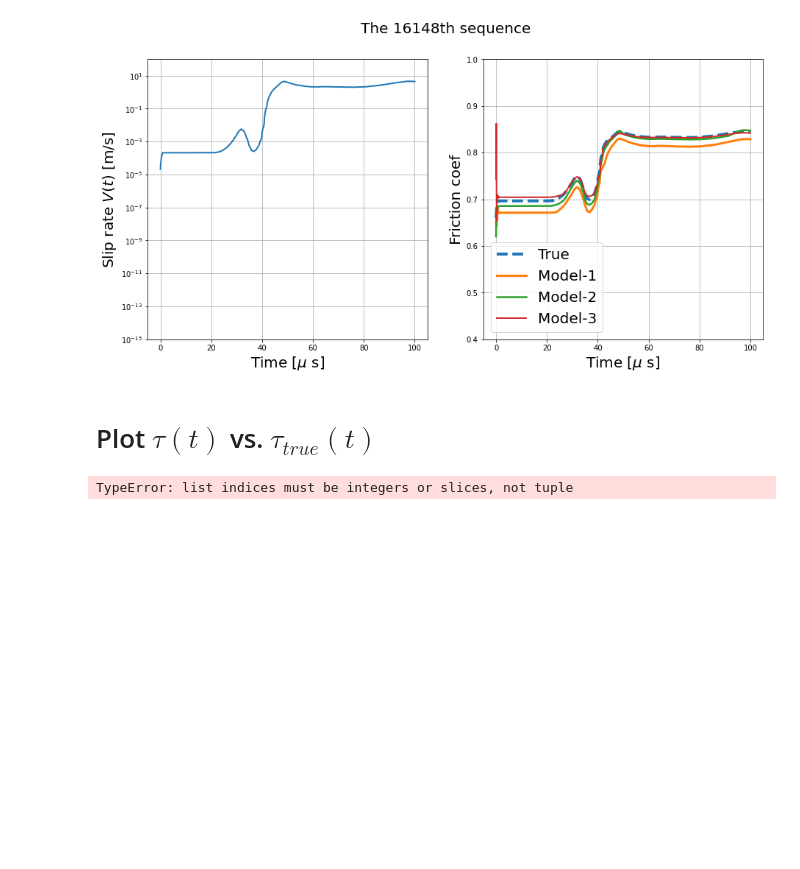
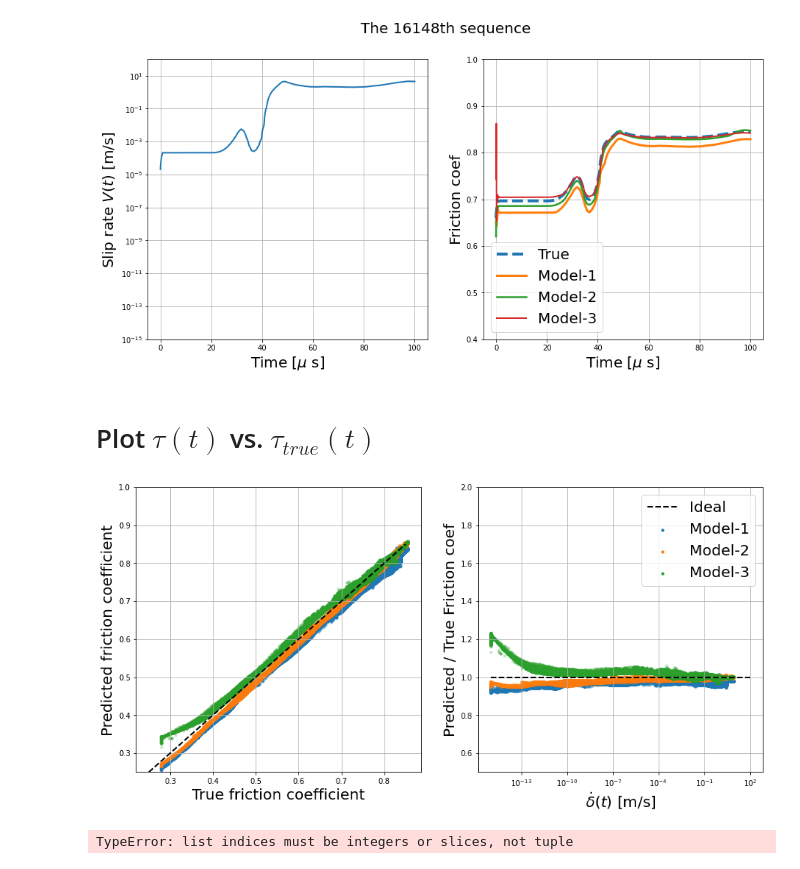
Before and after one commit to Shengduo/RateStateFrictionTraining, a Jupyter notebook: Trial_NonRegularizedGen.ipynb, the cells around one changed output. Drawn from its saved outputs; the diff is of its cells as text; code cells hidden in the pictures; blank space fills up the shorter version.

```diff
--- a/Trial_NonRegularizedGen.ipynb
+++ b/Trial_NonRegularizedGen.ipynb
@@ -991,3 +956,53 @@ f.suptitle("The " + str(idx) + "th sequence", fontsize = 20)
+# %%
+# Plot the slip rate, friction coefficient vs. time for sequence [idx]
+idx = 100 + testSt
+f, axs = plt.subplots(1, 2, figsize = (15, 7))
+
+# Several indexes
+modelIdxes = [0, 1, 2]
+timeIdx = [*range(5, tauReal.shape[1], 10)]
+axs[0].plot(torch.linspace(0.25, 0.85, 100), torch.linspace(0.25, 0.85, 100), '--', linewidth=2.0, color='k')
+axs[1].semilogx(torch.pow(10.,torch.linspace(-15, 2, 100)), torch.ones(100), '--', linewidth=2.0, color='k')
+
+lgdStr = ["Ideal"]
+mksize = 10
+alp = 0.2
+
+for i in range(len(modelIdxes)):
+    modelIdx = modelIdxes[i]
+    # Plot tau(t) vs. tau_true(t) trajectories
+    axs[0].scatter(fcoef_real_true[testSt:, timeIdx],
+                   fcoef_real_pred[modelIdx][testSt:, timeIdx],
+                   mksize,
+                   alpha = alp)
+
+
+    # Plot fcoef / fcoef_true vs. V range
+    axs[1].scatter(VrealTest[testSt:, timeIdx],
+                   fcoef_real_pred[modelIdx][testSt:, timeIdx] / fcoef_real_true[testSt:, timeIdx],
+                   mksize,
+                   alpha = alp)
+
+    # Update legend
+    lgdStr.append("Model-" + str(modelIdx + 1))
+
+
+axs[0].set_xlabel('True friction coefficient', fontsize=20)
+axs[0].set_ylabel('Predicted friction coefficient', fontsize=20)
+axs[1].set_xlabel('$\dot{\delta}(t)$ [$\mathrm{m/s}$]', fontsize=20)
+axs[1].set_ylabel('Predicted / True Friction coef', fontsize=20)
+
+axs[0].set_ylim([0.25, 1.0])
+axs[0].grid()
+axs[1].set_ylim([0.5, 2.0])
+axs[1].grid()
+leg = axs[1].legend(lgdStr, loc='best', fontsize=20)
+
+for lh in leg.legendHandles:
+    lh.set_alpha(1)
+# f.suptitle("Model" + str(modelIdx), fontsize = 20)
+# %% [output]
+[figure, added]
 # %%
 # Plot the V(t), N(t), theta(t), tau(t) for sequence [idx]
 idx = 1200 + testSt
```
Also changed, not shown: parts of 1 cell of this notebook.
